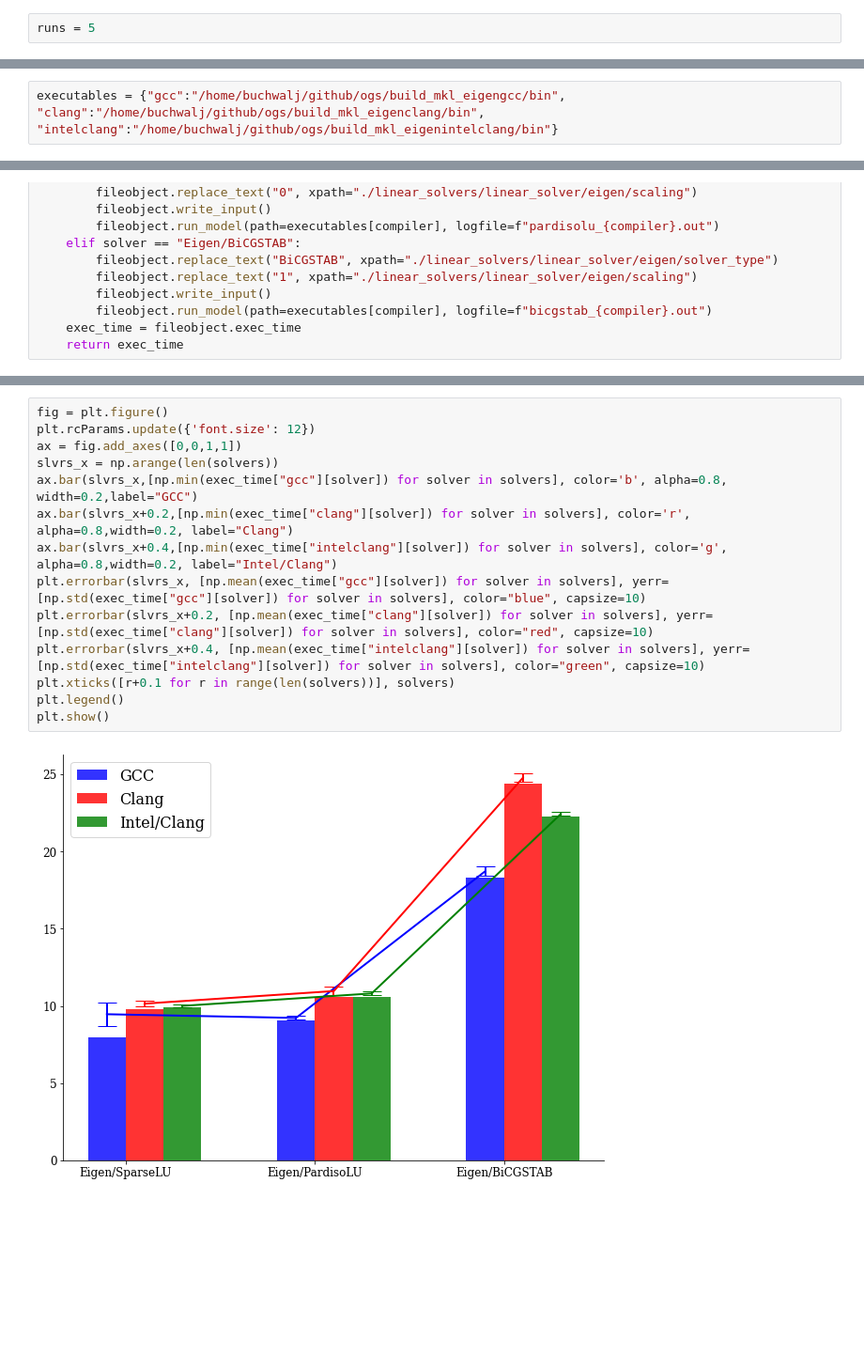
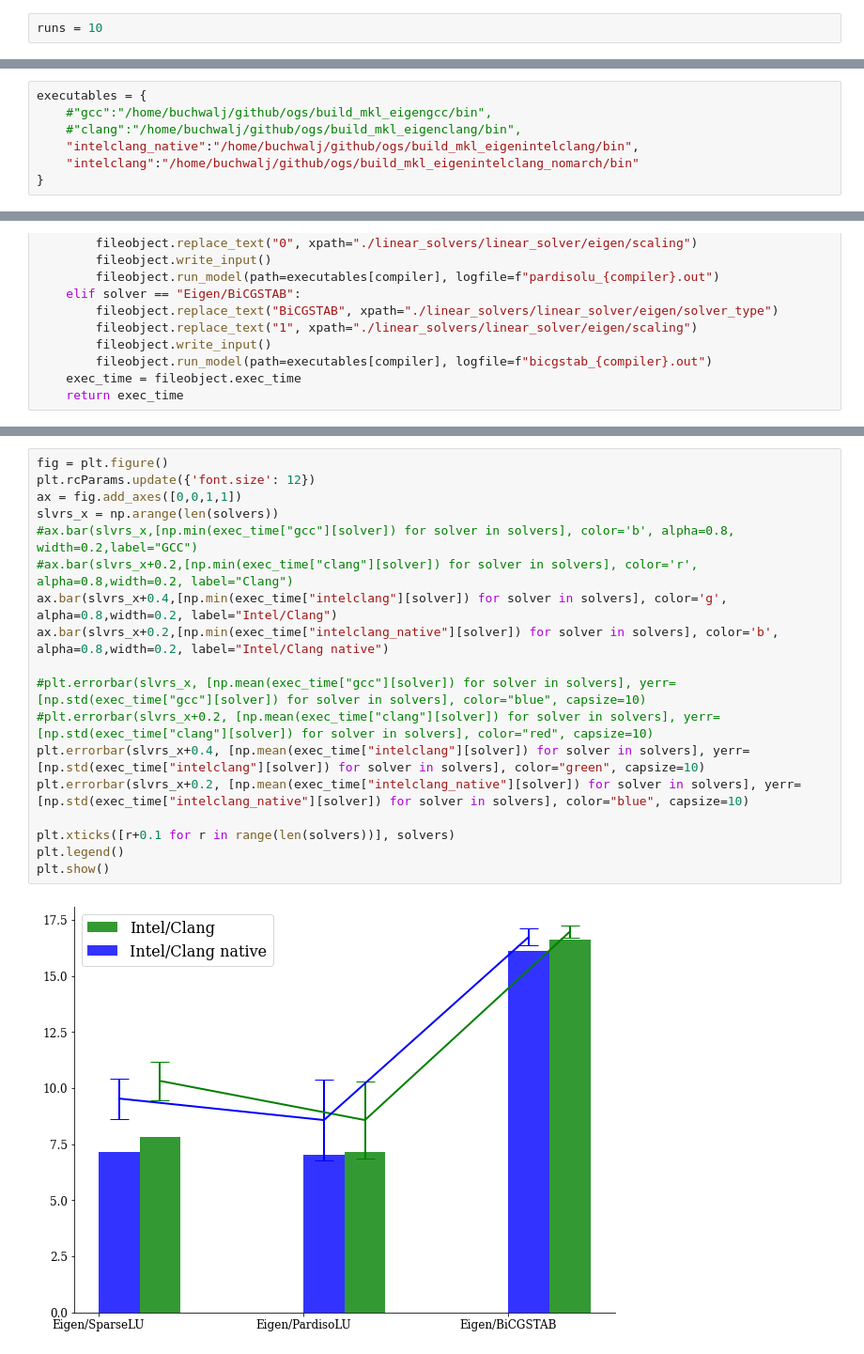
Before and after one commit to joergbuchwald/OGS_Solver_Comparison, a Jupyter notebook: notebooks/clang_vs_gcc.ipynb, the cells around one changed output, grey strips where cells are left out. Shown: that part at 94% size. Cells and saved outputs as stored; diff of their text form; blank space fills up the shorter version.

```diff
--- a/notebooks/clang_vs_gcc.ipynb
+++ b/notebooks/clang_vs_gcc.ipynb
@@ -10,11 +10,16 @@ import numpy as np
 import matplotlib.pyplot as plt
 import plot_settings
 # %%
-runs = 5
+runs = 10
 # %%
 solvers = ["Eigen/SparseLU","Eigen/PardisoLU", "Eigen/BiCGSTAB"]
 # %%
-executables = {"gcc":"/home/buchwalj/github/ogs/build_mkl_eigengcc/bin", "clang":"/home/buchwalj/github/ogs/build_mkl_eigenclang/bin", "intelclang":"/home/buchwalj/github/ogs/build_mkl_eigenintelclang/bin"}
+executables = {
+    #"gcc":"/home/buchwalj/github/ogs/build_mkl_eigengcc/bin",
+    #"clang":"/home/buchwalj/github/ogs/build_mkl_eigenclang/bin",
+    "intelclang_native":"/home/buchwalj/github/ogs/build_mkl_eigenintelclang/bin",
+    "intelclang":"/home/buchwalj/github/ogs/build_mkl_eigenintelclang_nomarch/bin"
+}
 # %%
 def setSolver(fileobject, solver, compiler):
     if solver == "Eigen/SparseLU":
@@ -68,17 +73,21 @@ Execution took 22.264808416366577 s
 # %%
 fig = plt.figure()
 plt.rcParams.update({'font.size': 12})
 ax = fig.add_axes([0,0,1,1])
 slvrs_x = np.arange(len(solvers))
-ax.bar(slvrs_x,[np.min(exec_time["gcc"][solver]) for solver in solvers], color='b', alpha=0.8, width=0.2,label="GCC")
-ax.bar(slvrs_x+0.2,[np.min(exec_time["clang"][solver]) for solver in solvers], color='r', alpha=0.8,width=0.2, label="Clang")
+#ax.bar(slvrs_x,[np.min(exec_time["gcc"][solver]) for solver in solvers], color='b', alpha=0.8, width=0.2,label="GCC")
+#ax.bar(slvrs_x+0.2,[np.min(exec_time["clang"][solver]) for solver in solvers], color='r', alpha=0.8,width=0.2, label="Clang")
 ax.bar(slvrs_x+0.4,[np.min(exec_time["intelclang"][solver]) for solver in solvers], color='g', alpha=0.8,width=0.2, label="Intel/Clang")
-plt.errorbar(slvrs_x, [np.mean(exec_time["gcc"][solver]) for solver in solvers], yerr=[np.std(exec_time["gcc"][solver]) for solver in solvers], color="blue", capsize=10)
-plt.errorbar(slvrs_x+0.2, [np.mean(exec_time["clang"][solver]) for solver in solvers], yerr=[np.std(exec_time["clang"][solver]) for solver in solvers], color="red", capsize=10)
+ax.bar(slvrs_x+0.2,[np.min(exec_time["intelclang_native"][solver]) for solver in solvers], color='b', alpha=0.8,width=0.2, label="Intel/Clang native")
+
+#plt.errorbar(slvrs_x, [np.mean(exec_time["gcc"][solver]) for solver in solvers], yerr=[np.std(exec_time["gcc"][solver]) for solver in solvers], color="blue", capsize=10)
+#plt.errorbar(slvrs_x+0.2, [np.mean(exec_time["clang"][solver]) for solver in solvers], yerr=[np.std(exec_time["clang"][solver]) for solver in solvers], color="red", capsize=10)
 plt.errorbar(slvrs_x+0.4, [np.mean(exec_time["intelclang"][solver]) for solver in solvers], yerr=[np.std(exec_time["intelclang"][solver]) for solver in solvers], color="green", capsize=10)
+plt.errorbar(slvrs_x+0.2, [np.mean(exec_time["intelclang_native"][solver]) for solver in solvers], yerr=[np.std(exec_time["intelclang_native"][solver]) for solver in solvers], color="blue", capsize=10)
+
 plt.xticks([r+0.1 for r in range(len(solvers))], solvers)
 plt.legend()
 plt.show()
 # %% [output]
-[figure, old version]
+[figure, new version]
 # %%
```
Also changed, not shown: parts of 4 cells of this notebook.
